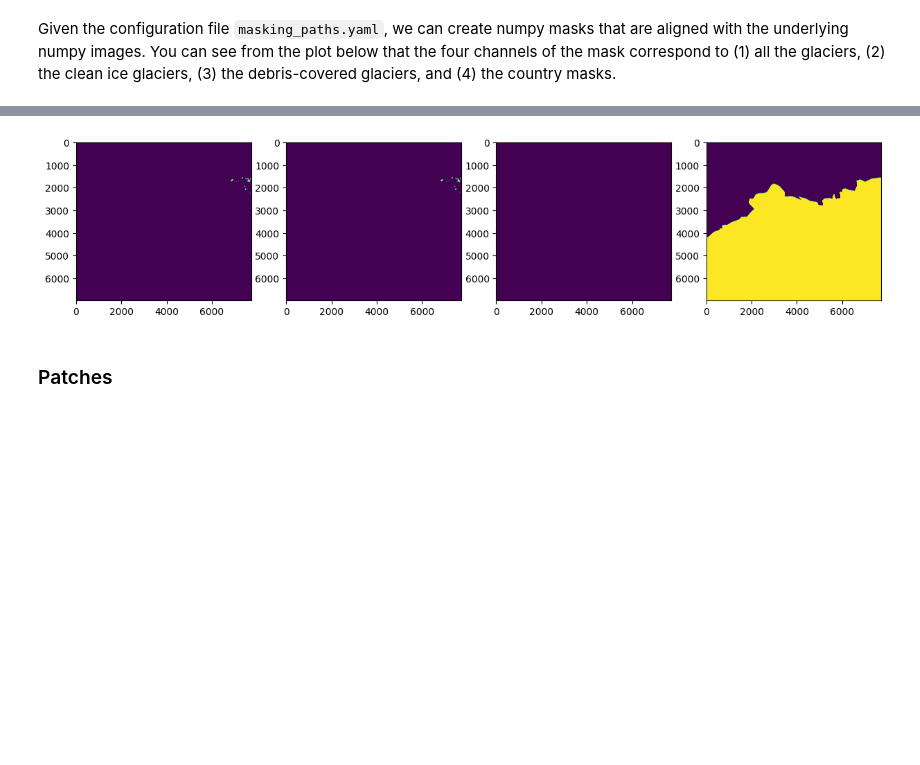
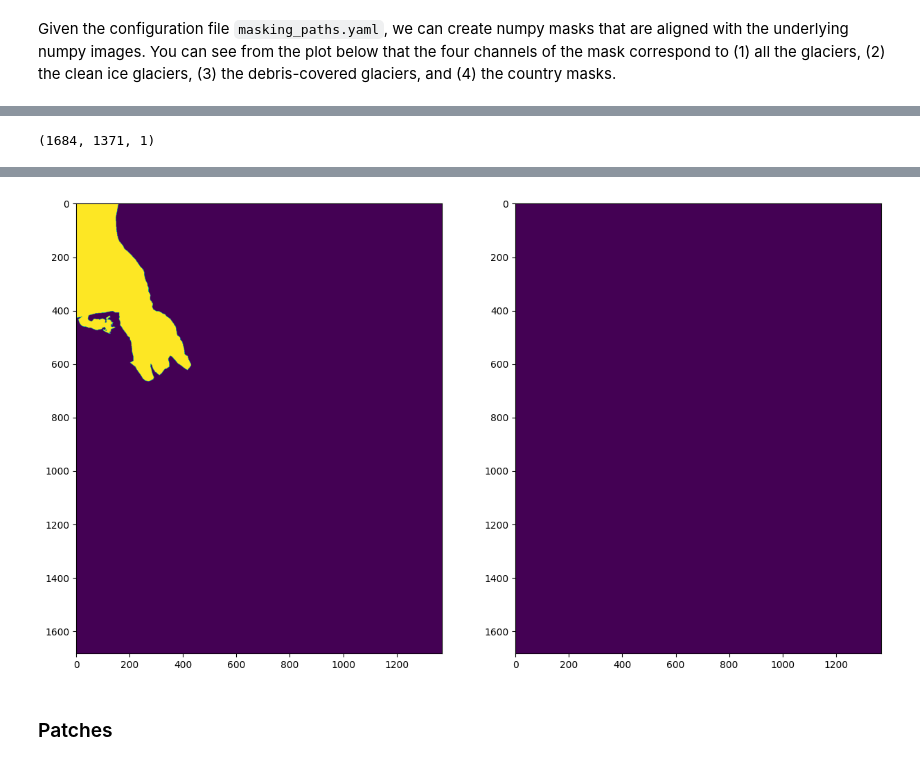
Before and after one commit to Dhormir/glacier_mapping, a Jupyter notebook: preprocess.ipynb, the cells around one changed output, grey strips where cells are left out. Saved outputs shown, nothing was run; the diff lists cells and outputs as text; code cells hidden in the pictures; blank space fills up the shorter version.

```diff
--- a/preprocess.ipynb
+++ b/preprocess.ipynb
@@ -5,13 +5,13 @@ First, we generate a config file with paths to all the raw data. Each entry of t
 # %%
 from pathlib import Path
 
-data_dir = Path("glacier_data/")
+data_dir = Path("glacier_grey_data/")
 
 # label shape files
-glaciers_file = data_dir / "vector_data/Glacier_2005.shp"
-clean_g_file = data_dir / "vector_data/clean.shp"
-debris_g_file =  data_dir / "vector_data/debris.shp"
-border_file = data_dir / "vector_data/hkh.shp"
+glaciers_file = data_dir / "vector_data/Grey_2016.shp"
+#clean_g_file = data_dir / "vector_data/clean.shp"
+#debris_g_file =  data_dir / "vector_data/debris.shp"
+border_file = data_dir / "vector_data/CHL_adm0.shp"
 
 # directories for configuration and output
 masking_file = "conf/masking_paths.yaml"
@@ -62,14 +80,16 @@ import matplotlib.pyplot as plt
 import pandas as pd
 
 mask = np.load(mask_dir / "mask_01.npy")
+print(mask.shape)
 border = np.load(mask_dir / "border_01.npy")
-_, ax = plt.subplots(1, 4, figsize=(15, 15))
+_, ax = plt.subplots(1, 2, figsize=(15, 15))
 ax[0].imshow(mask[:, :, 0])
-ax[1].imshow(mask[:, :, 1])
-ax[2].imshow(mask[:, :, 2])
-ax[3].imshow(border)
+#ax[1].imshow(mask[:, :, 1])
+#ax[2].imshow(mask[:, :, 2])
+ax[1].imshow(border)
 
 mask_df = pd.read_csv(mask_dir / "mask_metadata.csv")
 mask_df.head()
 # %% [output]
+(1684, 1371, 1)
 |  | id | img | mask | border | img_width | img_height | mask_width | mask_height |
@@ -81,4 +101,4 @@ mask_df.head()
-[figure, old version]
+[figure, new version]
 # %% [markdown]
 ### Patches
 # %% [markdown]
```
Also changed, not shown: parts of 7 cells of this notebook, 5 other files.
